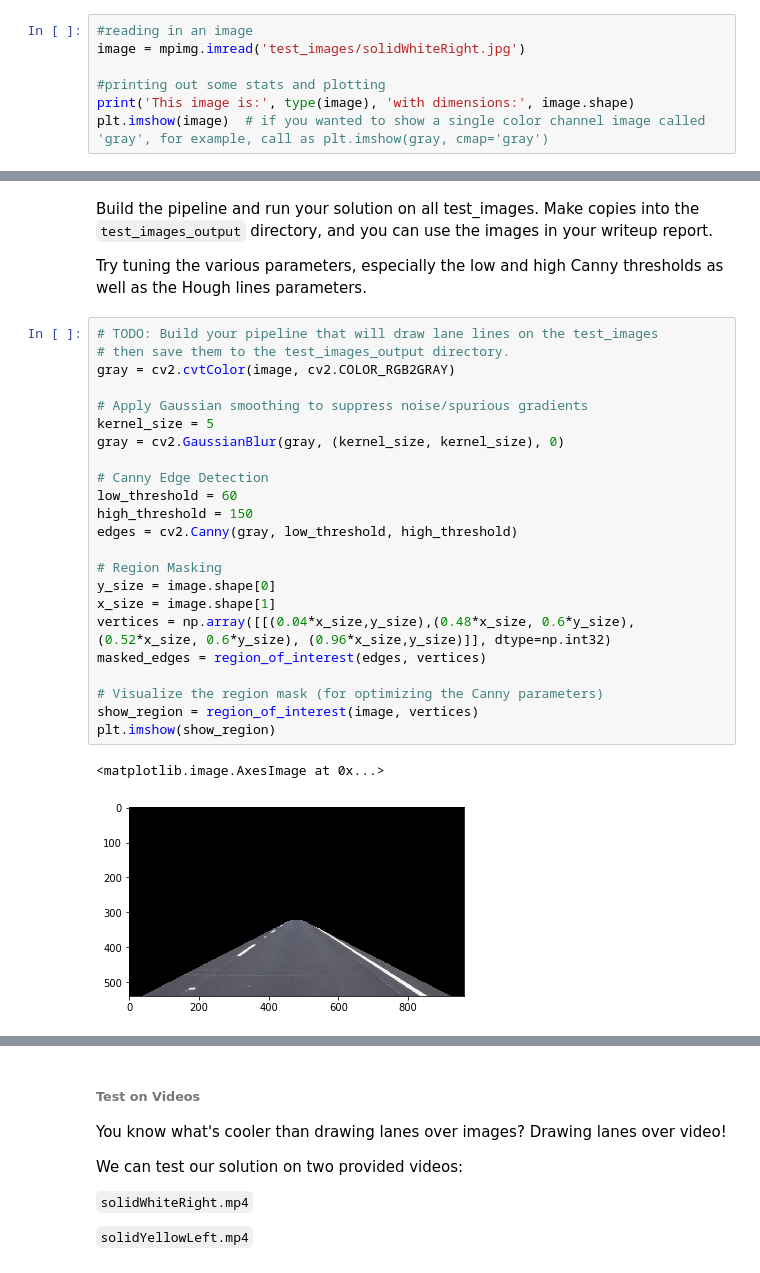
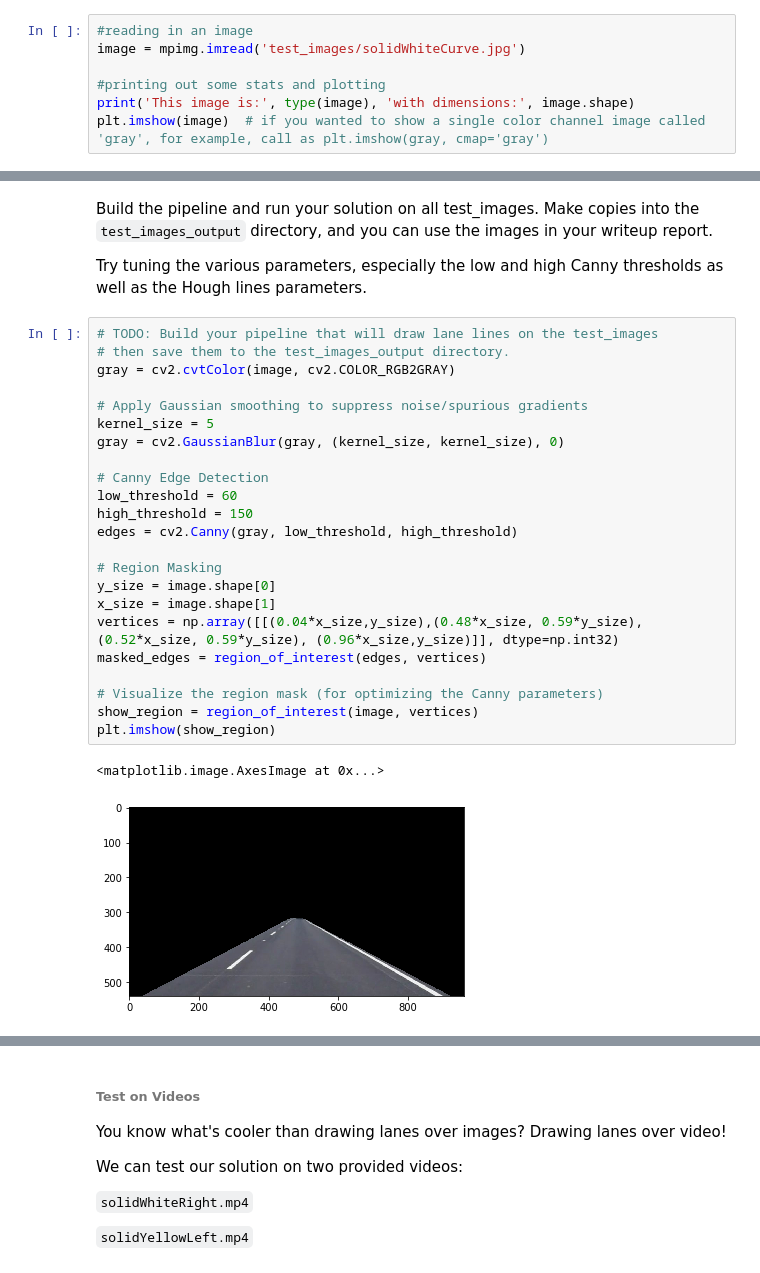
Before and after one commit to jordancharest/Finding-Lane-Lines, a Jupyter notebook: finding_lane_lines.ipynb, the cells around one changed output, grey strips where cells are left out. Cells and saved outputs as stored; diff of their text form.

```diff
--- a/finding_lane_lines.ipynb
+++ b/finding_lane_lines.ipynb
@@ -51,7 +51,7 @@ import cv2
 ## Read in an Image
 # %%
 #reading in an image
-image = mpimg.imread('test_images/solidWhiteRight.jpg')
+image = mpimg.imread('test_images/solidWhiteCurve.jpg')
 
 #printing out some stats and plotting
 print('This image is:', type(image), 'with dimensions:', image.shape)
@@ -177,29 +225,29 @@ Try tuning the various parameters, especially the low and high Canny thresholds
 # %%
 # TODO: Build your pipeline that will draw lane lines on the test_images
 # then save them to the test_images_output directory.
 gray = cv2.cvtColor(image, cv2.COLOR_RGB2GRAY)
 
 # Apply Gaussian smoothing to suppress noise/spurious gradients
 kernel_size = 5
 gray = cv2.GaussianBlur(gray, (kernel_size, kernel_size), 0)
 
 # Canny Edge Detection
 low_threshold = 60
 high_threshold = 150
 edges = cv2.Canny(gray, low_threshold, high_threshold)
 
 # Region Masking
 y_size = image.shape[0]
 x_size = image.shape[1]
-vertices = np.array([[(0.04*x_size,y_size),(0.48*x_size, 0.6*y_size), (0.52*x_size, 0.6*y_size), (0.96*x_size,y_size)]], dtype=np.int32)
+vertices = np.array([[(0.04*x_size,y_size),(0.48*x_size, 0.59*y_size), (0.52*x_size, 0.59*y_size), (0.96*x_size,y_size)]], dtype=np.int32)
 masked_edges = region_of_interest(edges, vertices)
 
 # Visualize the region mask (for optimizing the Canny parameters)
 show_region = region_of_interest(image, vertices)
 plt.imshow(show_region)
 # %% [output]
 <matplotlib.image.AxesImage at 0x...>
-[figure, old version]
+[figure, new version]
 # %%
 # Visualize the edges detected within the region mask
 plt.imshow(masked_edges)
```
Also changed, not shown: parts of 15 cells of this notebook.
